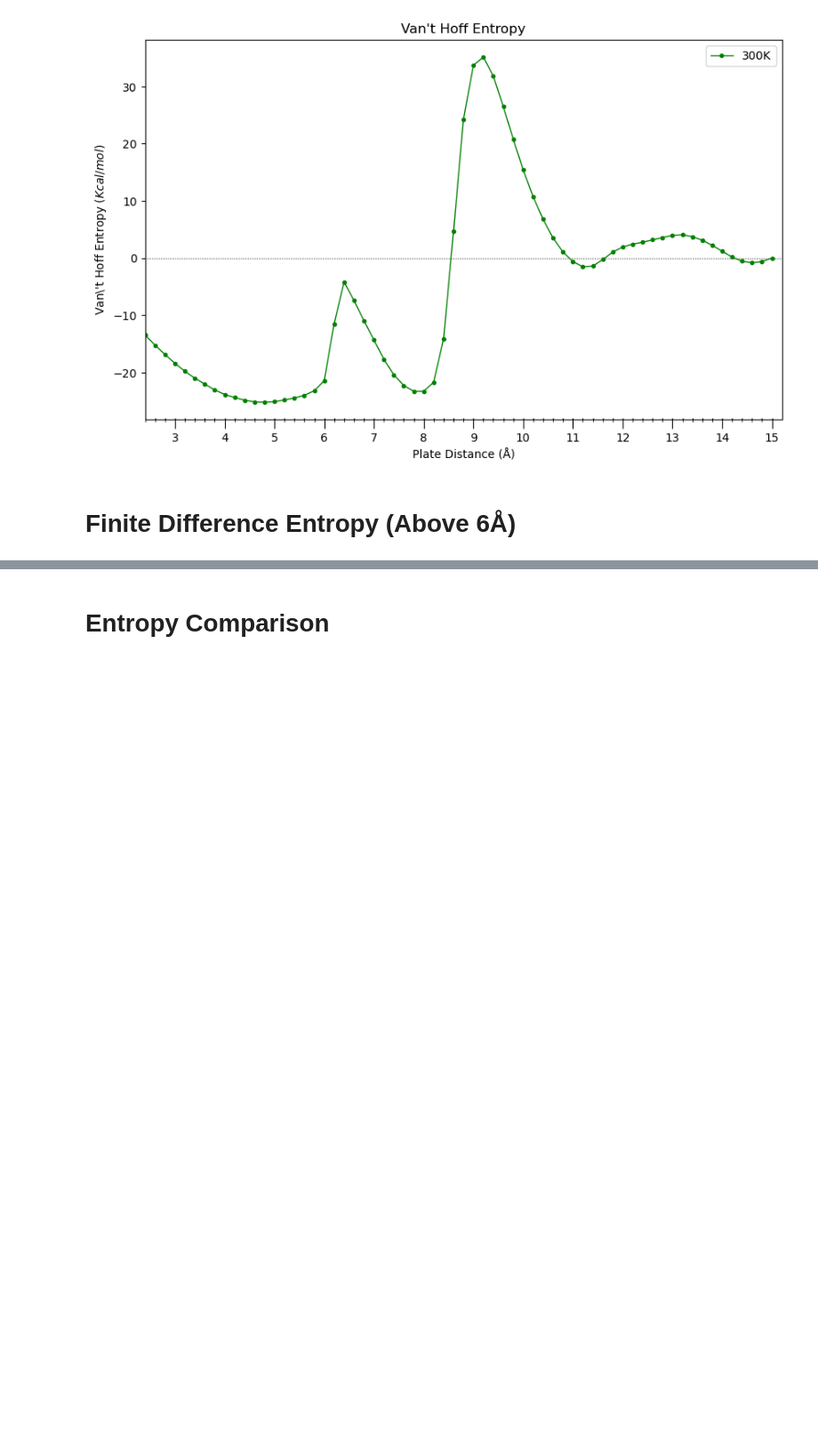
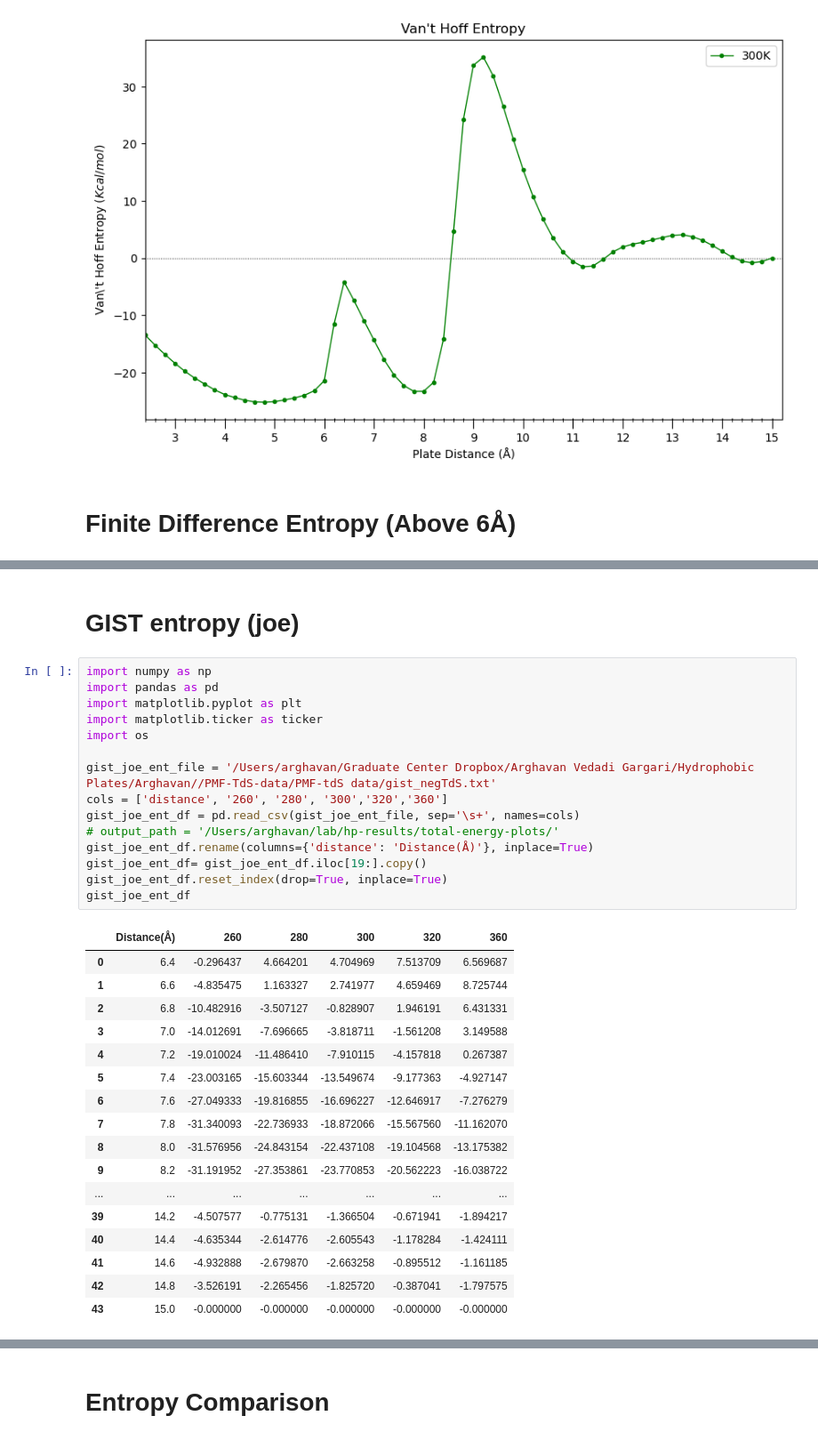
Before and after one commit to arghavanvg/hydrophobic-plates-analysis, a Jupyter notebook: df-energy-plotting.ipynb, the cells around one changed output, grey strips where cells are left out. Shown at 89% size. Drawn from its saved outputs; the diff is of its cells as text; blank space fills up the shorter version.

```diff
--- a/df-energy-plotting.ipynb
+++ b/df-energy-plotting.ipynb
@@ -329,0 +336,35 @@ plt.savefig(f'{plots_path}/vanthoff_300K_above_6A.png', dpi=800)
+# %% [markdown]
+# GIST entropy (joe)
+# %%
+import numpy as np
+import pandas as pd
+import matplotlib.pyplot as plt
+import matplotlib.ticker as ticker
+import os
+
+gist_joe_ent_file = '/Users/arghavan/Graduate Center Dropbox/Arghavan Vedadi Gargari/Hydrophobic Plates/Arghavan//PMF-TdS-data/PMF-tdS data/gist_negTdS.txt'
+cols = ['distance', '260', '280', '300','320','360']
+gist_joe_ent_df = pd.read_csv(gist_joe_ent_file, sep='\s+', names=cols)
+# output_path = '/Users/arghavan/lab/hp-results/total-energy-plots/'
+gist_joe_ent_df.rename(columns={'distance': 'Distance(Å)'}, inplace=True)
+gist_joe_ent_df= gist_joe_ent_df.iloc[19:].copy()
+gist_joe_ent_df.reset_index(drop=True, inplace=True)
+gist_joe_ent_df
+# %% [output]
+|  | Distance(Å) | 260 | 280 | 300 | 320 | 360 |
+| 0 | 6.4 | -0.296437 | 4.664201 | 4.704969 | 7.513709 | 6.569687 |
+| 1 | 6.6 | -4.835475 | 1.163327 | 2.741977 | 4.659469 | 8.725744 |
+| 2 | 6.8 | -10.482916 | -3.507127 | -0.828907 | 1.946191 | 6.431331 |
+| 3 | 7.0 | -14.012691 | -7.696665 | -3.818711 | -1.561208 | 3.149588 |
+| 4 | 7.2 | -19.010024 | -11.486410 | -7.910115 | -4.157818 | 0.267387 |
+| 5 | 7.4 | -23.003165 | -15.603344 | -13.549674 | -9.177363 | -4.927147 |
+| 6 | 7.6 | -27.049333 | -19.816855 | -16.696227 | -12.646917 | -7.276279 |
+| 7 | 7.8 | -31.340093 | -22.736933 | -18.872066 | -15.567560 | -11.162070 |
+| 8 | 8.0 | -31.576956 | -24.843154 | -22.437108 | -19.104568 | -13.175382 |
+| 9 | 8.2 | -31.191952 | -27.353861 | -23.770853 | -20.562223 | -16.038722 |
+| ... | ... | ... | ... | ... | ... | ... |
+| 39 | 14.2 | -4.507577 | -0.775131 | -1.366504 | -0.671941 | -1.894217 |
+| 40 | 14.4 | -4.635344 | -2.614776 | -2.605543 | -1.178284 | -1.424111 |
+| 41 | 14.6 | -4.932888 | -2.679870 | -2.663258 | -0.895512 | -1.161185 |
+| 42 | 14.8 | -3.526191 | -2.265456 | -1.825720 | -0.387041 | -1.797575 |
+| 43 | 15.0 | -0.000000 | -0.000000 | -0.000000 | -0.000000 | -0.000000 |
```
Also changed, not shown: parts of 14 cells of this notebook.
